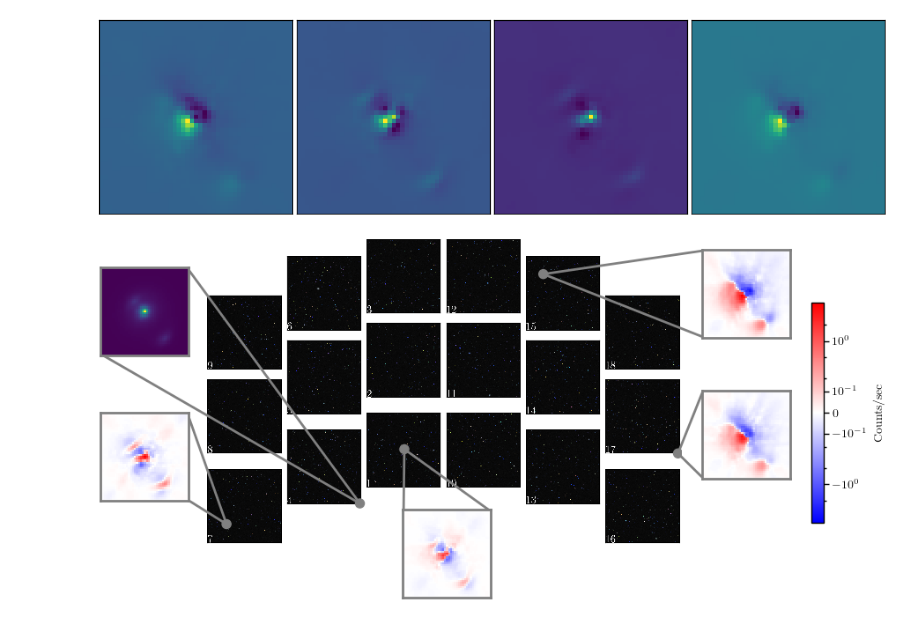
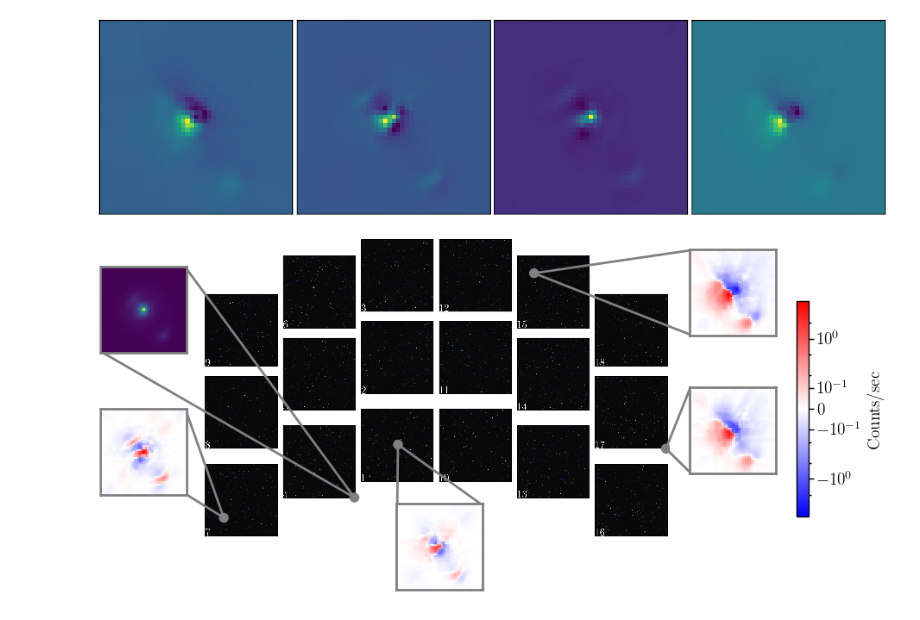
Before and after one commit to AstroMusers/mejiro, a Jupyter notebook: paper/figure_notebooks/scenes_across_detectors.ipynb, the cells around one changed output. Cells and saved outputs as stored; diff of their text form; code cells hidden in the pictures.

Commit message:
fix colorbar font size

```diff
--- a/paper/figure_notebooks/scenes_across_detectors.ipynb
+++ b/paper/figure_notebooks/scenes_across_detectors.ipynb
@@ -181,8 +172,8 @@ plot.plot_list(residual_list)
 # %%
 f, ax = plt.subplots(figsize=(7, 5))  # 16, 12
 
-# fontsize = 28
-# matplotlib.rcParams.update({'font.size': fontsize})
+fontsize = 14
+matplotlib.rcParams.update({'font.size': fontsize})
 
 fov = np.asarray(PIL.Image.open(os.path.join(repo_dir, 'paper', 'graphics', 'hlwas_bkg.png')))
 ax.imshow(fov, origin='upper')
@@ -252,31 +243,31 @@ ax_1.spines[:].set_color(line_color)
 ax_1.set_xticks([])
 ax_1.set_yticks([])
 con_1_b = patches.ConnectionPatch(xyA=(0,0), coordsA=ax_1.transData, xyB=circ_1_coords, coordsB=ax.transData, linewidth=2, color=line_color)
 con_1_t = patches.ConnectionPatch(xyA=(44,44), coordsA=ax_1.transData, xyB=circ_1_coords, coordsB=ax.transData, linewidth=2, color=line_color)
 ax.add_artist(con_1_b)
 ax.add_artist(con_1_t)
 
 # 17 (WORST)
 circ_2_coords = (2132, 973)
 circ_2 = patches.Circle(circ_2_coords, radius=20, color=marker_color)
 _ = ax.add_patch(circ_2)
 ax_2 = f.add_axes([box_right,0.3,0.2,0.2], anchor='NE', zorder=1)
 ax_2.imshow(residual_worst, cmap='bwr', norm=norm)
 ax_2.spines[:].set_linewidth(2.)
 ax_2.spines[:].set_color(line_color)
 ax_2.set_xticks([])
 ax_2.set_yticks([])
 con_2_b = patches.ConnectionPatch(xyA=(0,0), coordsA=ax_2.transData, xyB=circ_2_coords, coordsB=ax.transData, linewidth=2, color=line_color)
 con_2_t = patches.ConnectionPatch(xyA=(0,44), coordsA=ax_2.transData, xyB=circ_2_coords, coordsB=ax.transData, linewidth=2, color=line_color)
 ax.add_artist(con_2_b)
 ax.add_artist(con_2_t)
 
 cax = f.add_axes([box_right + 0.235, 0.2, 0.02, 0.5])
 cbar = f.colorbar(im, cax=cax, ticks=[-1, -10 ** -1, 0, 10 ** -1, 1])
 cbar.set_label('Counts/sec', rotation=90)
 # cbar.ax.minorticks_on()
 
 plt.savefig(os.path.join(figure_dir, 'scenes_across_detectors.png'))
 plt.show()
 # %% [output]
-[figure, old version]
+[figure, new version]
```
Also changed, not shown: parts of 1 cell of this notebook, 1 other file.
